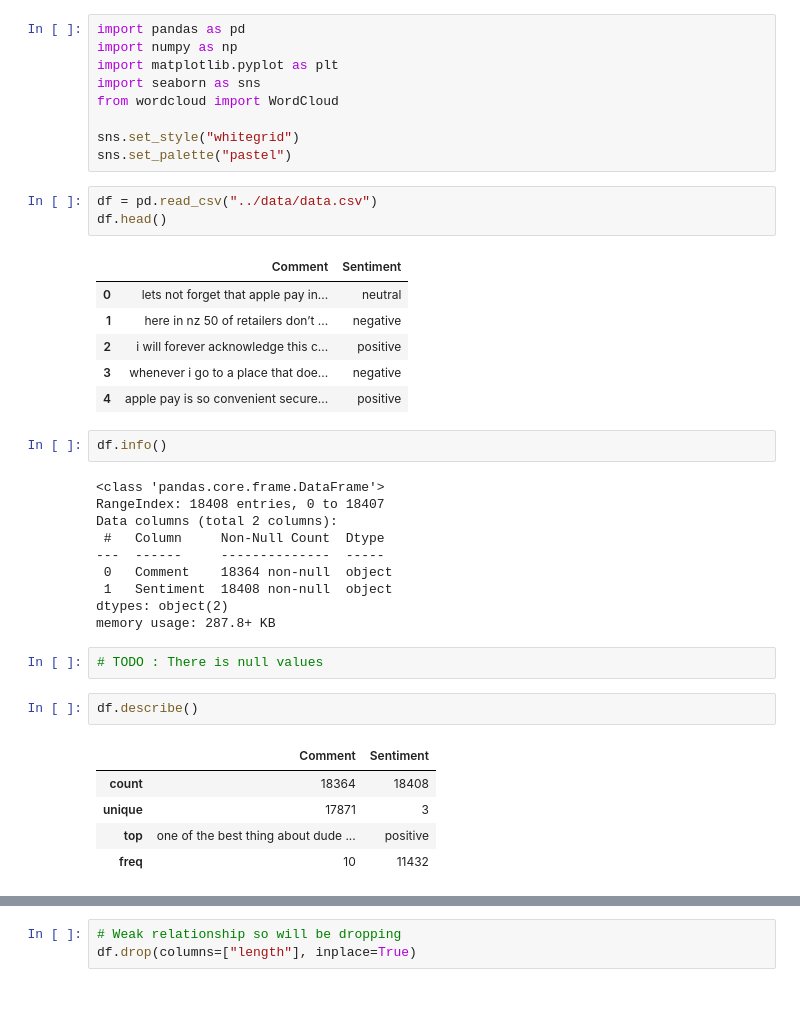
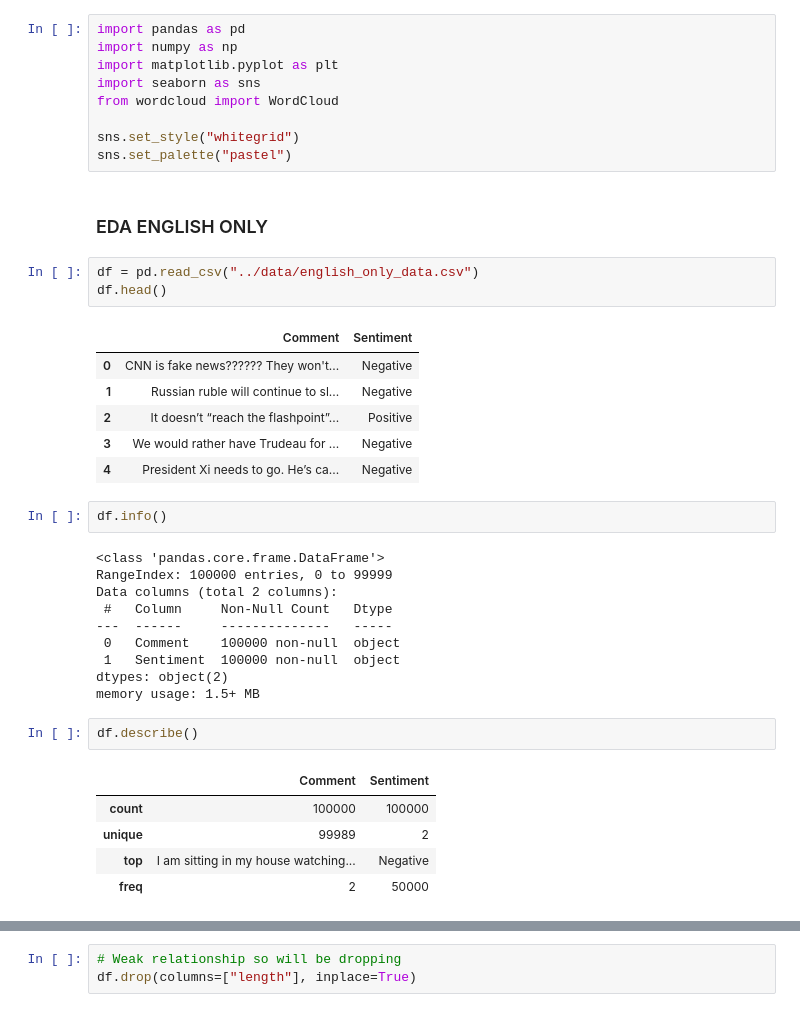
Before and after one commit to rnimisha/youtube-comment-analyzer, a Jupyter notebook: notebook/eda.ipynb, the cells around one changed output, grey strips where cells are left out. Saved outputs shown, nothing was run; the diff lists cells and outputs as text.

```diff
--- a/notebook/eda.ipynb
+++ b/notebook/eda.ipynb
@@ -9,35 +9,35 @@ from wordcloud import WordCloud
 
 sns.set_style("whitegrid")
 sns.set_palette("pastel")
+# %% [markdown]
+### EDA ENGLISH ONLY
 # %%
-df = pd.read_csv("../data/data.csv")
+df = pd.read_csv("../data/english_only_data.csv")
 df.head()
 # %% [output]
 |  | Comment | Sentiment |
-| 0 | lets not forget that apple pay in... | neutral |
-| 1 | here in nz 50 of retailers don’t ... | negative |
-| 2 | i will forever acknowledge this c... | positive |
-| 3 | whenever i go to a place that doe... | negative |
-| 4 | apple pay is so convenient secure... | positive |
+| 0 | CNN is fake news?????? They won't... | Negative |
+| 1 | Russian ruble will continue to sl... | Negative |
+| 2 | It doesn’t “reach the flashpoint”... | Positive |
+| 3 | We would rather have Trudeau for ... | Negative |
+| 4 | President Xi needs to go. He’s ca... | Negative |
 # %%
 df.info()
 # %% [output]
 <class 'pandas.core.frame.DataFrame'>
-RangeIndex: 18408 entries, 0 to 18407
+RangeIndex: 100000 entries, 0 to 99999
 Data columns (total 2 columns):
- #   Column     Non-Null Count  Dtype
----  ------     --------------  -----
- 0   Comment    18364 non-null  object
- 1   Sentiment  18408 non-null  object
+ #   Column     Non-Null Count   Dtype
+---  ------     --------------   -----
+ 0   Comment    100000 non-null  object
+ 1   Sentiment  100000 non-null  object
 dtypes: object(2)
-memory usage: 287.8+ KB
+memory usage: 1.5+ MB
-# %%
-# TODO : There is null values
 # %%
 df.describe()
 # %% [output]
 |  | Comment | Sentiment |
-| count | 18364 | 18408 |
-| unique | 17871 | 3 |
-| top | one of the best thing about dude ... | positive |
-| freq | 10 | 11432 |
+| count | 100000 | 100000 |
+| unique | 99989 | 2 |
+| top | I am sitting in my house watching... | Negative |
+| freq | 2 | 50000 |
```
Also changed, not shown: parts of 29 cells of this notebook.
